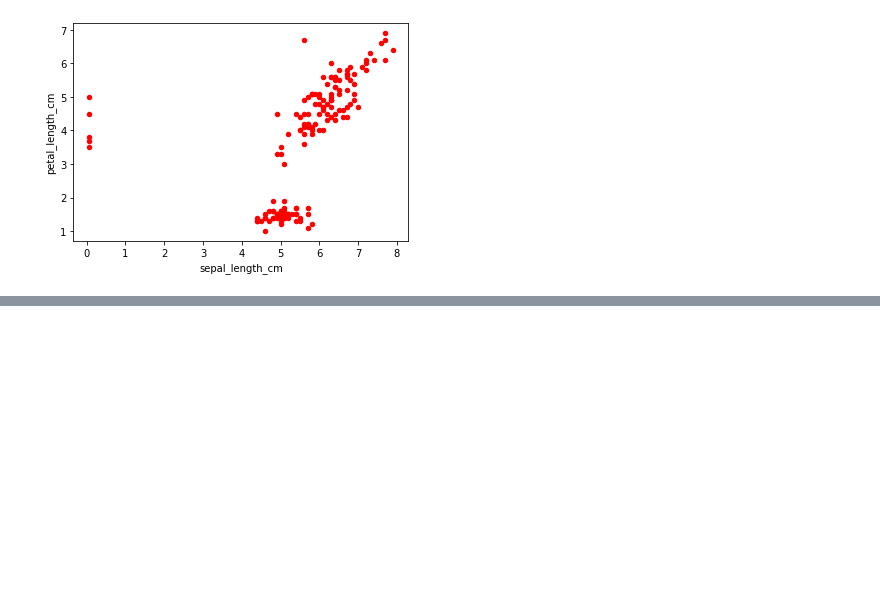
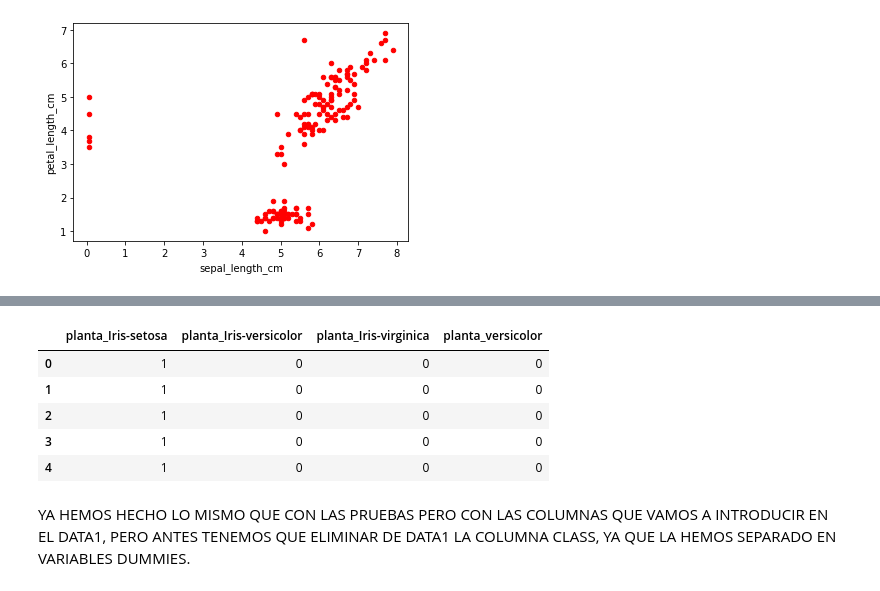
Before and after one commit to montesgrande95/dataptmad1121_labs, a Jupyter notebook: module-3/data-cleaning-challenge/data_cleaning_bonus.ipynb, the cells around one changed output, grey strips where cells are left out. Saved outputs shown, nothing was run; the diff lists cells and outputs as text; code cells hidden in the pictures; blank space fills up the shorter version.

```diff
--- a/module-3/data-cleaning-challenge/data_cleaning_bonus.ipynb
+++ b/module-3/data-cleaning-challenge/data_cleaning_bonus.ipynb
@@ -102,0 +178,18 @@ data1.plot(kind= "scatter", x = "sepal_length_cm",y = "petal_length_cm", color =
+# %%
+#AHORA VAMOS A AÑADIR ESTAS COLUMNAS DUMMIES AL DATA1, Y ELIMINAREMOS LA COLUMNA CLASS, YA QUE YA LA TENEMOS DIVIDIDA EN VARIABLES DUMMIES.
+#EN LOS PASOS ANTERIORES LO HABIAMOS HECHO CON UN DATA1.COPY()
+
+data1["class"]
+dummy_plantas_original = pd.get_dummies(data["class"], prefix= "planta")
+dummy_plantas_original["planta_Iris-setosa"] = dummy_plantas_original["planta_Iris-setosa"] + dummy_plantas_original["planta_Iris-setossa"]
+dummy_plantas_original = dummy_plantas_original.drop(["planta_Iris-setossa"], axis = 1)
+dummy_plantas_original.head()
+# %% [output]
+|  | planta_Iris-setosa | planta_Iris-versicolor | planta_Iris-virginica | planta_versicolor |
+| 0 | 1 | 0 | 0 | 0 |
+| 1 | 1 | 0 | 0 | 0 |
+| 2 | 1 | 0 | 0 | 0 |
+| 3 | 1 | 0 | 0 | 0 |
+| 4 | 1 | 0 | 0 | 0 |
+# %% [markdown]
+YA HEMOS HECHO LO MISMO QUE CON LAS PRUEBAS PERO CON LAS COLUMNAS QUE VAMOS A INTRODUCIR EN EL DATA1, PERO ANTES TENEMOS QUE ELIMINAR DE DATA1 LA COLUMNA CLASS, YA QUE LA HEMOS SEPARADO EN VARIABLES DUMMIES.
```
Also changed, not shown: parts of 15 cells of this notebook.
